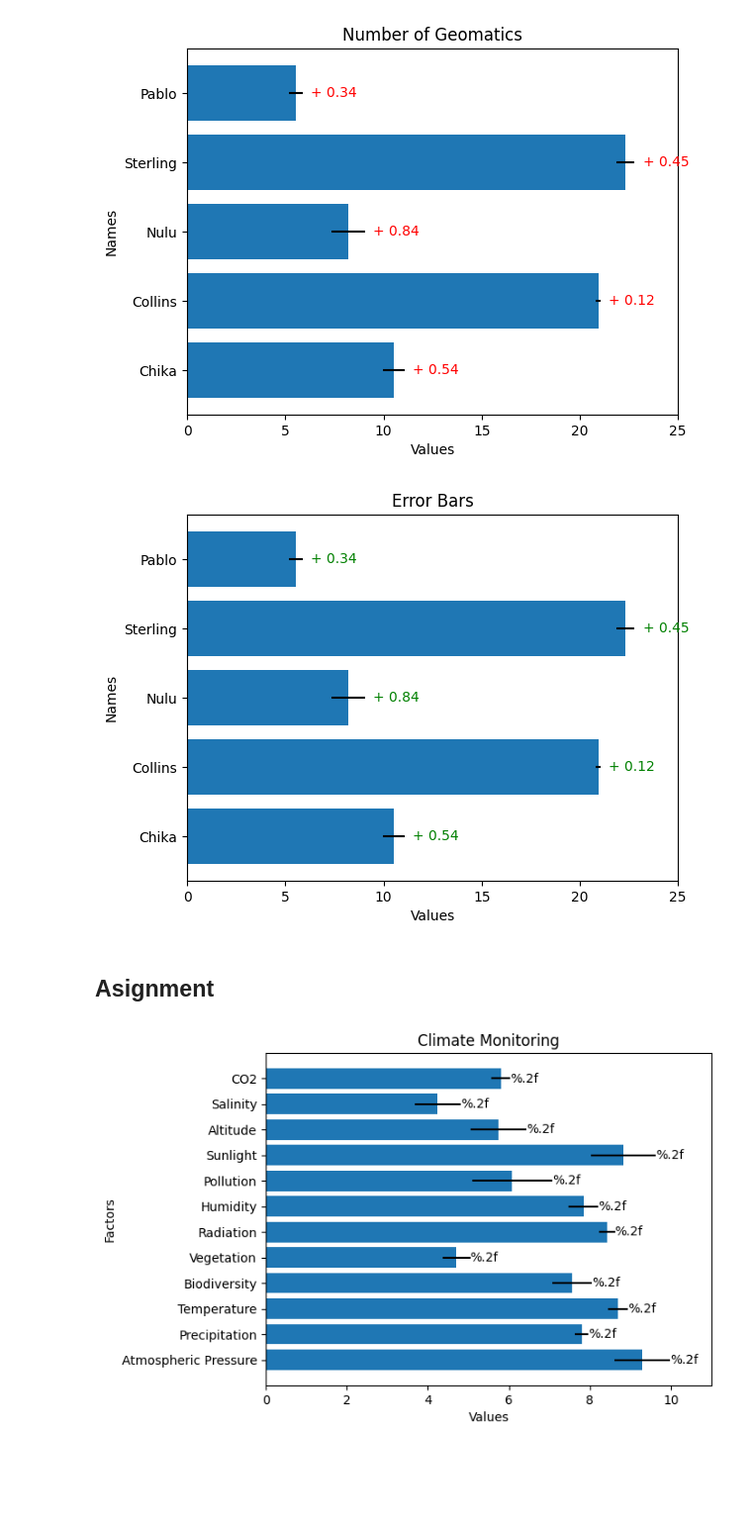
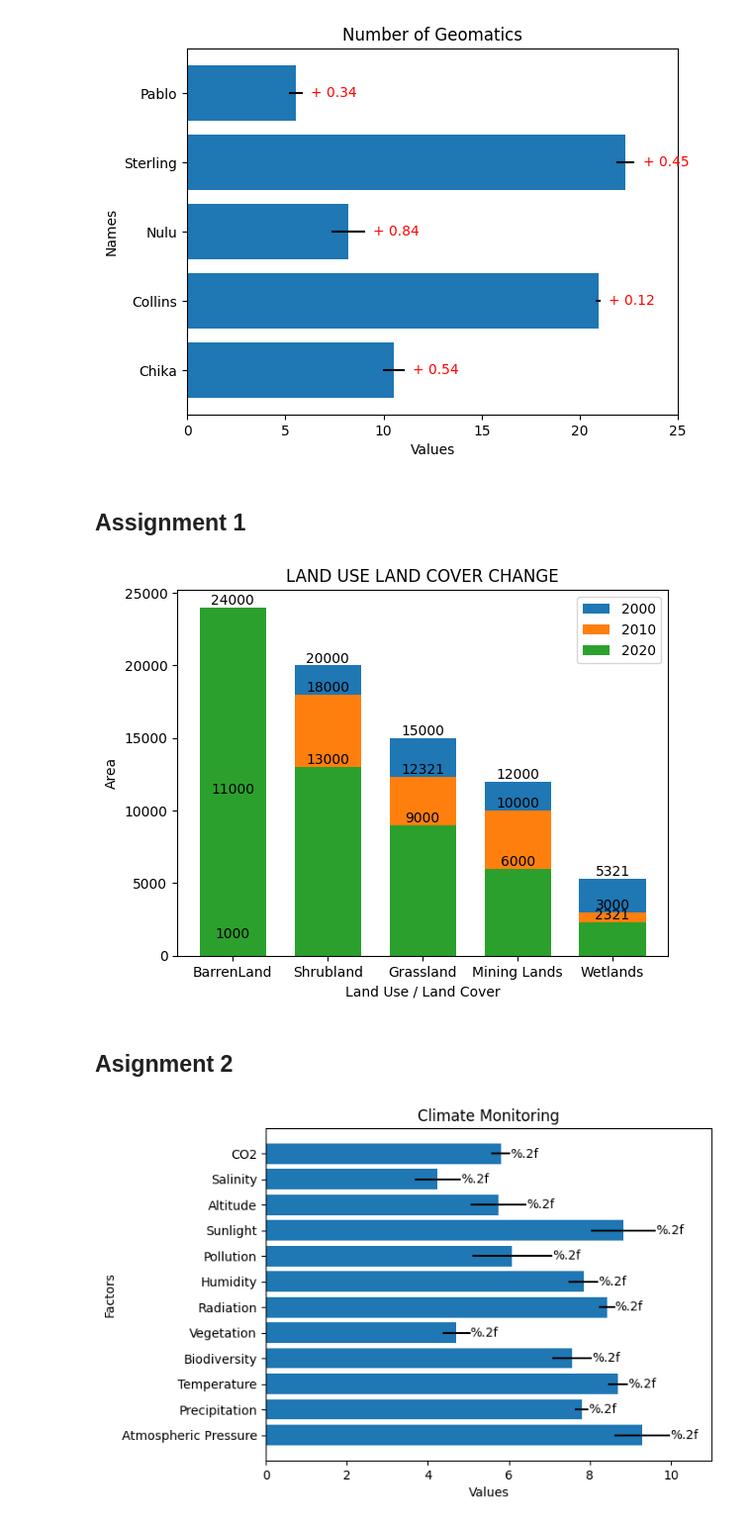
Before and after one commit to SunshineIDR/Matplotlib, a Jupyter notebook: MatPlotLib.ipynb, the cells around one changed output. Shown at 99% size. Saved outputs shown, nothing was run; the diff lists cells and outputs as text; code cells hidden in the pictures; blank space fills up the shorter version.

```diff
--- a/MatPlotLib.ipynb
+++ b/MatPlotLib.ipynb
@@ -1363,30 +1365,35 @@ ax.set_xlim(right = 25)
 plt.show()
 # %% [output]
 [figure]
-# %%
-# Using Random
-np.random.seed(123456)
-Geomatics = ("Pablo", "Sterling", "Nulu", "Collins", "Chika")
-y_pos = np.arange(len(Geomatics))
-height = 3 + 20 * np.random.rand(len(Geomatics))
-error = np.random.rand(len(Geomatics))
-
-fig,ax = plt.subplots()
-hbar = ax.barh(y_pos, height, xerr = error, align = "center")
-ax.set_yticks(y_pos, labels = Geomatics)
-ax.invert_yaxis()
-ax.set_title("Error Bars")
-ax.set_xlabel("Values")
-ax.set_ylabel("Names")
-ax.bar_label(hbar, labels = [f'+ {e:.2f}' for e in error],
-            padding = 6, color = "g", fontsize = 10)
-ax.set_xlim(right = 25)
-
-plt.show()
-# %% [output]
-[figure, removed]
+# %% [markdown]
+## Assignment 1
+# %%
+import matplotlib.pyplot as plt
+import numpy as np
+Land_use_Class = ("BarrenLand", "Shrubland", "Grassland", "Mining Lands", "Wetlands")
+Count = {
+    "2000": np.array([1000,20000,15000,12000,5321]),
+    "2010": np.array([11000,18000,12321,10000,3000]),
+    "2020": np.array([24000,13000,9000,6000,2321])
+}
+width = 0.7
+
+fig, ax = plt.subplots()
+bottom = np.zeros(5)
+
+for Year, Count in Count.items():
+    Plot = ax.bar(Land_use_Class, Count, width, label = Year, bottom = bottom)
+    ax.bar_label(Plot, label_type = "edge")
+plt.legend()
+ax.set_ylabel("Area")
+ax.set_xlabel("Land Use / Land Cover")
+ax.set_title("LAND USE LAND COVER CHANGE")
+
+plt.show()
+# %% [output]
+[figure, added]
 # %% [markdown]
-## Asignment
+## Asignment 2
 # %%
 import matplotlib.pyplot as plt
 import numpy as np
```
Also changed, not shown: parts of 1 cell of this notebook, 1 other file.
